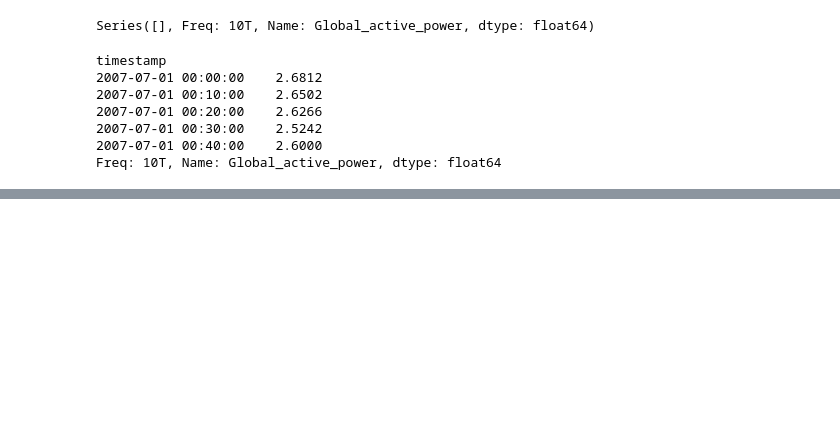
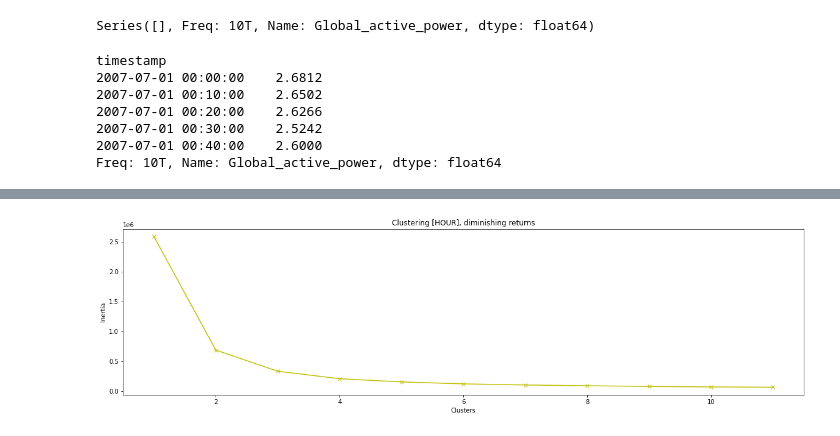
Before and after one commit to Gunisalvo/ppget-aprendizado-de-maquinas, a Jupyter notebook: 002_clustering.ipynb, the cells around one changed output, grey strips where cells are left out. Saved outputs shown, nothing was run; the diff lists cells and outputs as text; code cells hidden in the pictures; blank space fills up the shorter version.

```diff
--- a/002_clustering.ipynb
+++ b/002_clustering.ipynb
@@ -26,9 +26,18 @@ Freq: 10T, Name: Global_active_power, dtype: float64
 import pandas as pd
 from sklearn.cluster import KMeans
 
+clusters = range(1, 12)
+
+def diminishing_returns(range, X):
+    inertia = []
+    for k in range:
+        m = KMeans(n_clusters=k).fit(X)
+        m.fit(X)
+        inertia.append(m.inertia_)
+
+    return inertia
+
 kw_hour = pd.DataFrame(zip(list(series.values),list(series.index.hour)))
 kw_hour.columns = ["kw", "hour"]
-kmeans = KMeans(n_clusters=4).fit(kw_hour)
-centroids = kmeans.cluster_centers_
-print(centroids)
+kw_hour.describe()
 # %% [output]
@@ -38,0 +53,12 @@ print(centroids)
+# %%
+import matplotlib.pyplot as plt
+
+daily_inertia = diminishing_returns(clusters, kw_hour)
+
+plt.plot(clusters, daily_inertia, 'yx-')
+plt.xlabel('Clusters')
+plt.ylabel('Inertia')
+plt.title('Clustering [HOUR], diminishing returns')
+plt.show()
+# %% [output]
+[figure, added]
```
Also changed, not shown: parts of 15 cells of this notebook, 9 other files.
